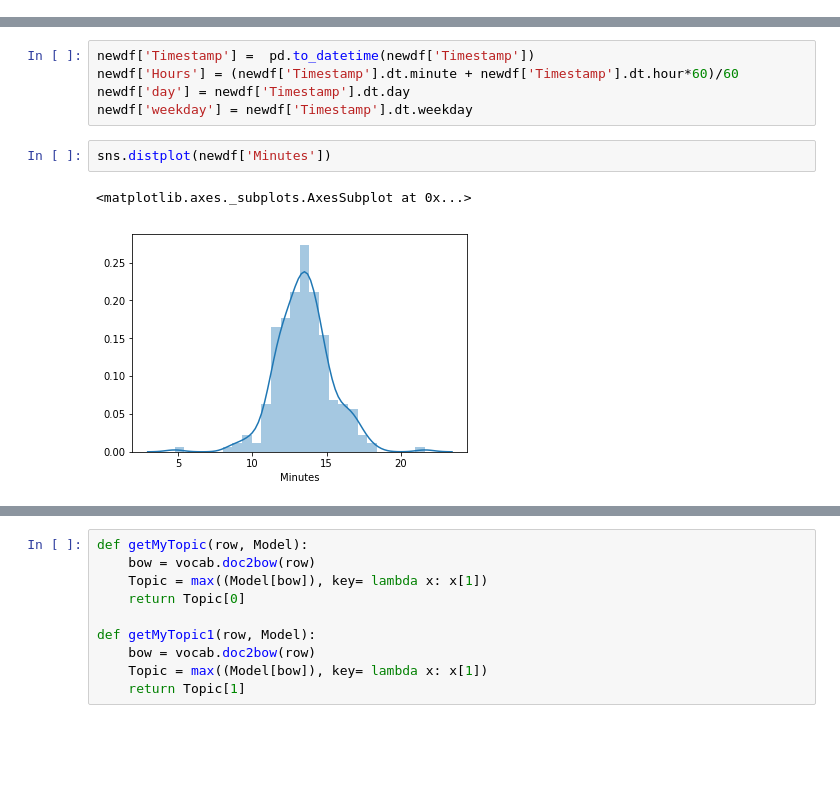
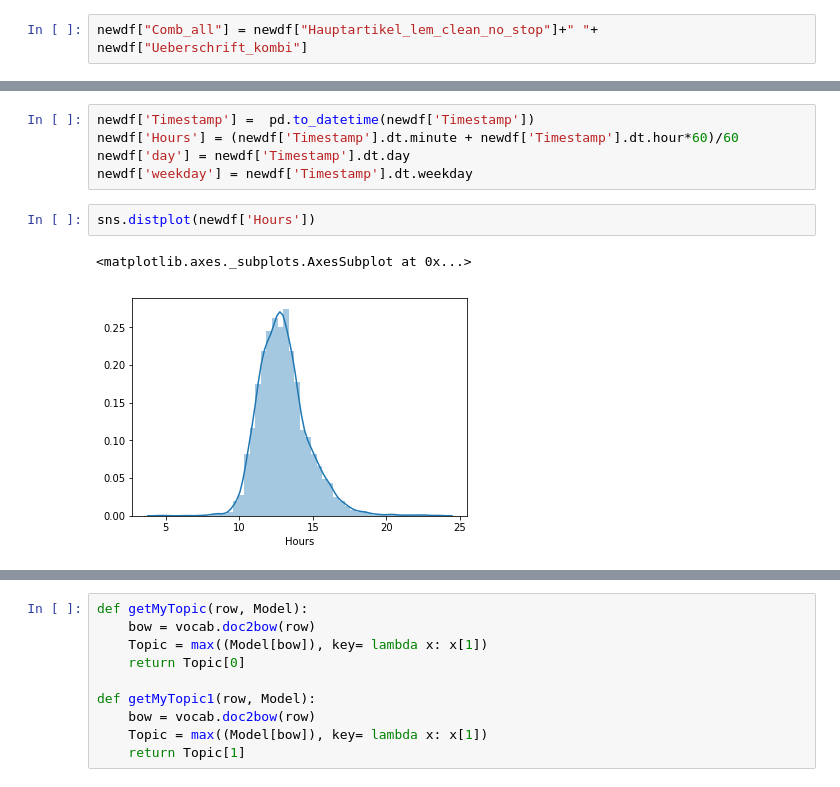
Before and after one commit to AdastraSaM/polizeiberichte_scraper, a Jupyter notebook: notebooks/TextAnalysis3.ipynb, the cells around one changed output, grey strips where cells are left out. Saved outputs shown, nothing was run; the diff lists cells and outputs as text; blank space fills up the shorter version.

```diff
--- a/notebooks/TextAnalysis3.ipynb
+++ b/notebooks/TextAnalysis3.ipynb
@@ -58,3 +57,5 @@ newdf.drop_duplicates()
+# %%
+newdf["Comb_all"] = newdf["Hauptartikel_lem_clean_no_stop"]+" "+ newdf["Ueberschrift_kombi"]
 # %%
 newdf["Hauptartikel_lem_clean_no_stop"].isnull().sum()
 # %% [output]
@@ -85,7 +110,7 @@ newdf['Hours'] = (newdf['Timestamp'].dt.minute + newdf['Timestamp'].dt.hour*60)/
 newdf['day'] = newdf['Timestamp'].dt.day
 newdf['weekday'] = newdf['Timestamp'].dt.weekday
 # %%
-sns.distplot(newdf['Minutes'])
+sns.distplot(newdf['Hours'])
 # %% [output]
 <matplotlib.axes._subplots.AxesSubplot at 0x...>
-[figure, old version]
+[figure, new version]
```
Also changed, not shown: parts of 39 cells of this notebook, 12 other files.
